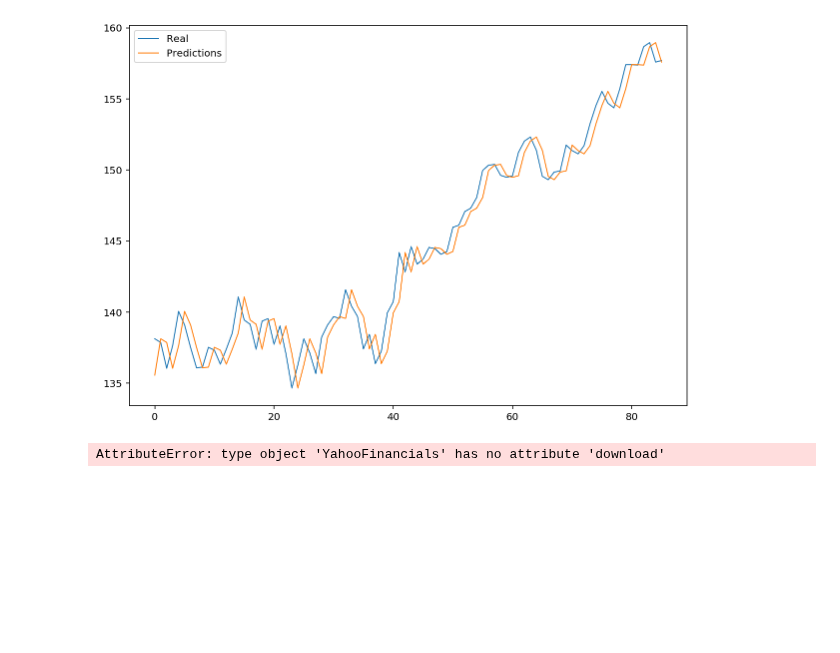
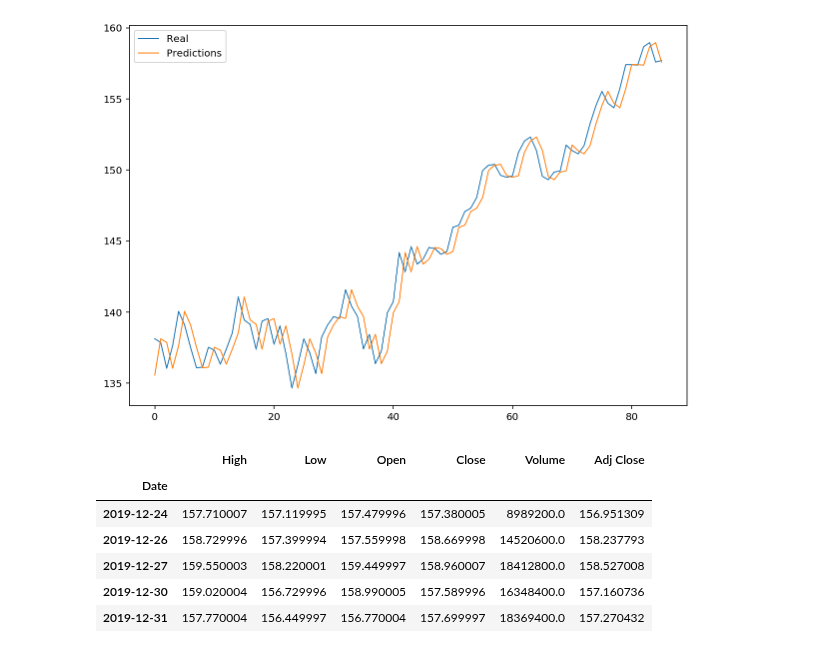
Before and after one commit to MrThomasLowe/honoursrepo, a Jupyter notebook: Master Version.ipynb, the cells around one changed output. Saved outputs shown, nothing was run; the diff lists cells and outputs as text; code cells hidden in the pictures; blank space fills up the shorter version.

```diff
--- a/Master Version.ipynb
+++ b/Master Version.ipynb
@@ -316,9 +316,15 @@ plt.show()
 RMSE: 1.349
 [figure]
 # %%
-knn_df = yf.download(ticker,
+knn_df = pdr.get_data_yahoo(ticker,
                     start=start_date,
-                    end=end_date,
-                    progress=False)
+                    end=end_date)
+knn_df.tail()
 # %% [output]
-AttributeError: type object 'YahooFinancials' has no attribute 'download'
+|  | High | Low | Open | Close | Volume | Adj Close |
+| Date |  |  |  |  |  |  |
+| 2019-12-24 | 157.710007 | 157.119995 | 157.479996 | 157.380005 | 8989200.0 | 156.951309 |
+| 2019-12-26 | 158.729996 | 157.399994 | 157.559998 | 158.669998 | 14520600.0 | 158.237793 |
+| 2019-12-27 | 159.550003 | 158.220001 | 159.449997 | 158.960007 | 18412800.0 | 158.527008 |
+| 2019-12-30 | 159.020004 | 156.729996 | 158.990005 | 157.589996 | 16348400.0 | 157.160736 |
+| 2019-12-31 | 157.770004 | 156.449997 | 156.770004 | 157.699997 | 18369400.0 | 157.270432 |
```
Also changed, not shown: parts of 6 cells of this notebook.
